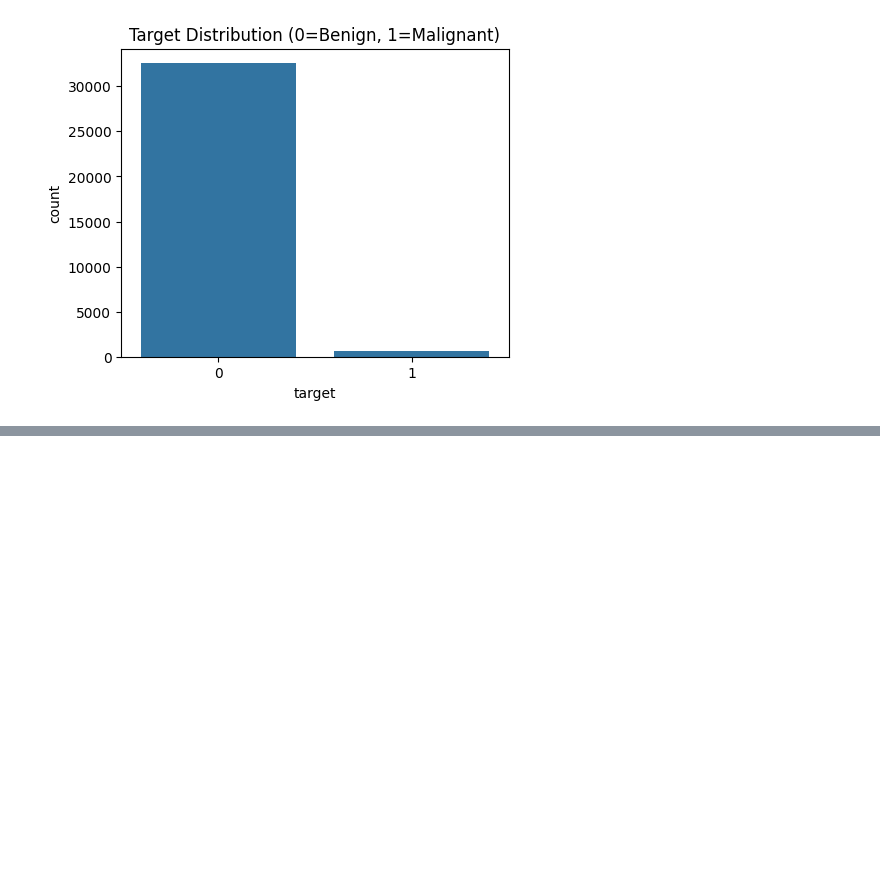
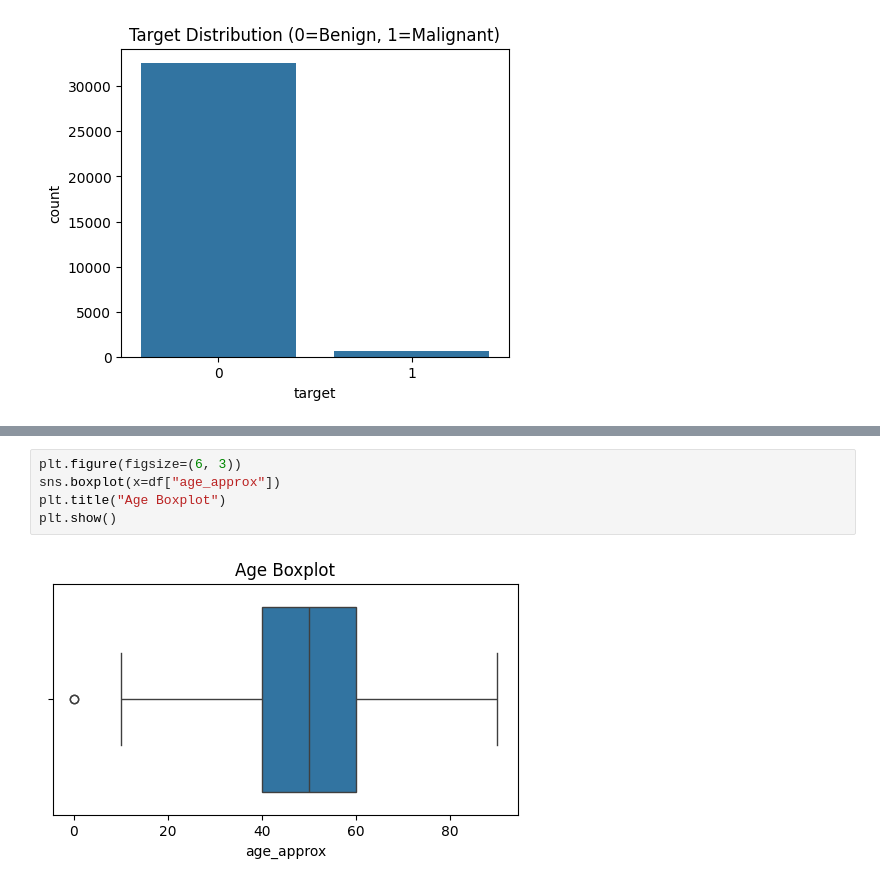
Before and after one commit to AstxMargaryan/Melanoma-Classification, a Jupyter notebook: experiment.ipynb, the cells around one changed output, grey strips where cells are left out. Drawn from its saved outputs; the diff is of its cells as text; blank space fills up the shorter version.

```diff
--- a/experiment.ipynb
+++ b/experiment.ipynb
@@ -75,0 +202,7 @@ dtype: int64
+# %%
+plt.figure(figsize=(6, 3))
+sns.boxplot(x=df["age_approx"])
+plt.title("Age Boxplot")
+plt.show()
+# %% [output]
+[figure, added]
```
Also changed, not shown: parts of 42 cells of this notebook.
